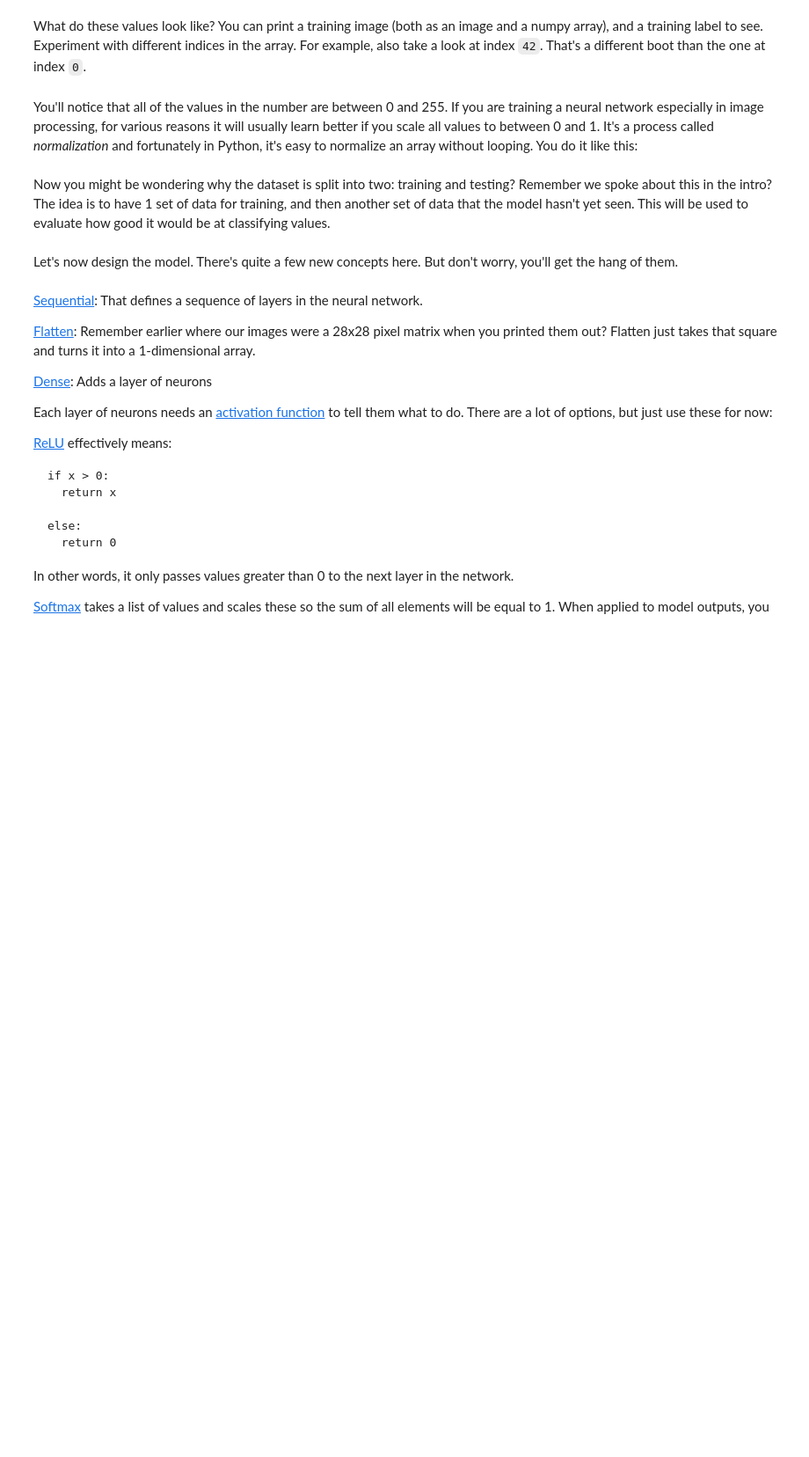
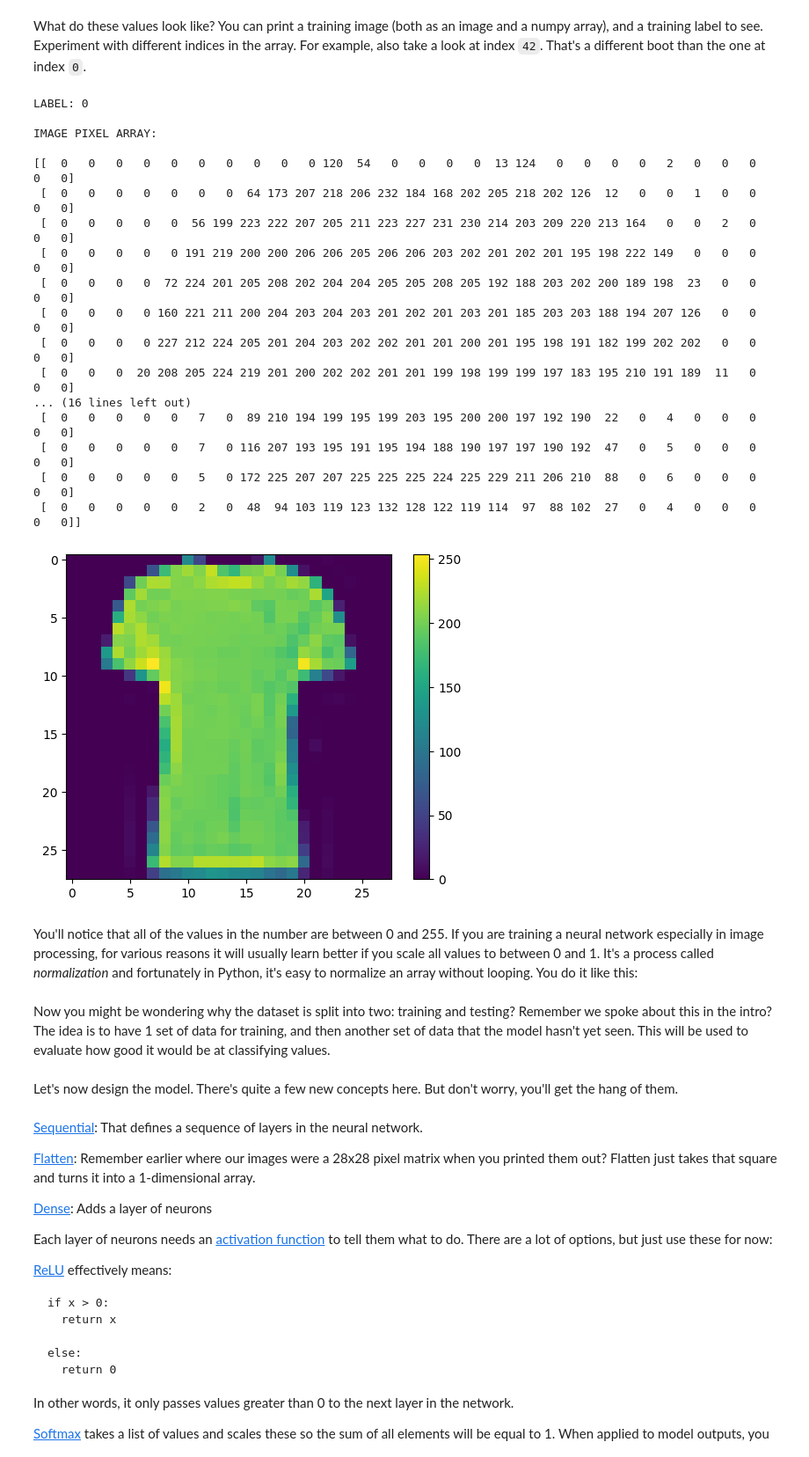
Before and after one commit to weichange85/Intro-to-Tensorflow-for-AI-ML-DL-Course, a Jupyter notebook: week2/LectureNotes/C1_W2_Lab_1_beyond_hello_world.ipynb, the cells around one changed output. Shown: that part at 88% size. Saved outputs shown, nothing was run; the diff lists cells and outputs as text; code cells hidden in the pictures; blank space fills up the shorter version.

```diff
--- a/week2/LectureNotes/C1_W2_Lab_1_beyond_hello_world.ipynb
+++ b/week2/LectureNotes/C1_W2_Lab_1_beyond_hello_world.ipynb
@@ -49,19 +40,38 @@ Downloading data from https://storage.googleapis.com/tensorflow/tf-keras-dataset
 What do these values look like? You can print a training image (both as an image and a numpy array), and a training label to see. Experiment with different indices in the array. For example, also take a look at index `42`. That's a different boot than the one at index `0`.
 # %%
 # You can put between 0 to 59999 here
-index = 0
+index = 5999
 
 # Set number of characters per row when printing
 np.set_printoptions(linewidth=320)
 
 # Print the label and image
 print(f'LABEL: {training_labels[index]}')
 print(f'\nIMAGE PIXEL ARRAY:\n\n{training_images[index]}\n\n')
 
 # Visualize the image using the default colormap (viridis)
 plt.imshow(training_images[index])
 plt.colorbar()
 plt.show()
+# %% [output]
+LABEL: 0
+
+IMAGE PIXEL ARRAY:
+
+[[  0   0   0   0   0   0   0   0   0   0 120  54   0   0   0   0  13 124   0   0   0   0   2   0   0   0   0   0]
+ [  0   0   0   0   0   0   0  64 173 207 218 206 232 184 168 202 205 218 202 126  12   0   0   1   0   0   0   0]
+ [  0   0   0   0   0  56 199 223 222 207 205 211 223 227 231 230 214 203 209 220 213 164   0   0   2   0   0   0]
+ [  0   0   0   0   0 191 219 200 200 206 206 205 206 206 203 202 201 202 201 195 198 222 149   0   0   0   0   0]
+ [  0   0   0   0  72 224 201 205 208 202 204 204 205 205 208 205 192 188 203 202 200 189 198  23   0   0   0   0]
+ [  0   0   0   0 160 221 211 200 204 203 204 203 201 202 201 203 201 185 203 203 188 194 207 126   0   0   0   0]
+ [  0   0   0   0 227 212 224 205 201 204 203 202 202 201 201 200 201 195 198 191 182 199 202 202   0   0   0   0]
+ [  0   0   0  20 208 205 224 219 201 200 202 202 201 201 199 198 199 199 197 183 195 210 191 189  11   0   0   0]
+... (16 lines left out)
+ [  0   0   0   0   0   7   0  89 210 194 199 195 199 203 195 200 200 197 192 190  22   0   4   0   0   0   0   0]
+ [  0   0   0   0   0   7   0 116 207 193 195 191 195 194 188 190 197 197 190 192  47   0   5   0   0   0   0   0]
+ [  0   0   0   0   0   5   0 172 225 207 207 225 225 225 224 225 229 211 206 210  88   0   6   0   0   0   0   0]
+ [  0   0   0   0   0   2   0  48  94 103 119 123 132 128 122 119 114  97  88 102  27   0   4   0   0   0   0   0]]
+[figure, added]
 # %% [markdown]
 You'll notice that all of the values in the number are between 0 and 255. If you are training a neural network especially in image processing, for various reasons it will usually learn better if you scale all values to between 0 and 1. It's a process called _normalization_ and fortunately in Python, it's easy to normalize an array without looping. You do it like this:
 # %%
```
Also changed, not shown: parts of 13 cells of this notebook, 3 other files.
